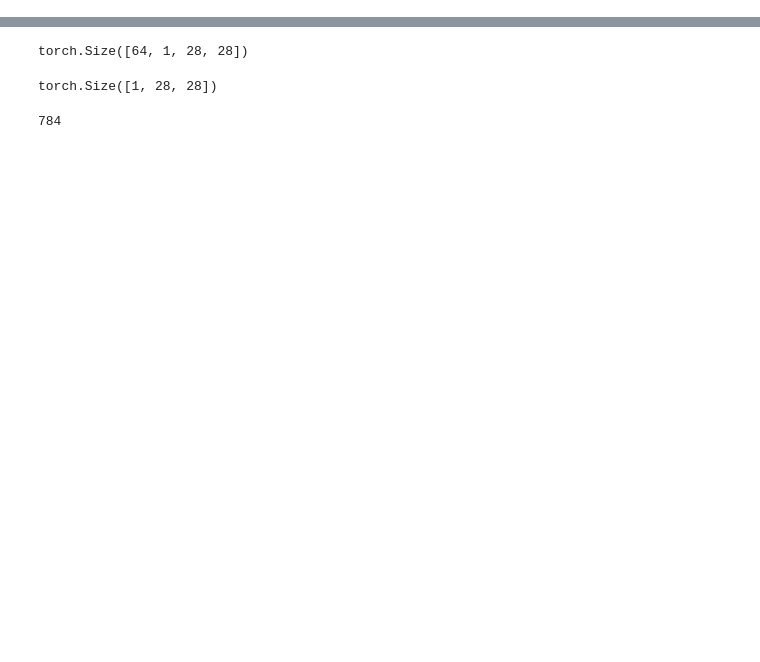
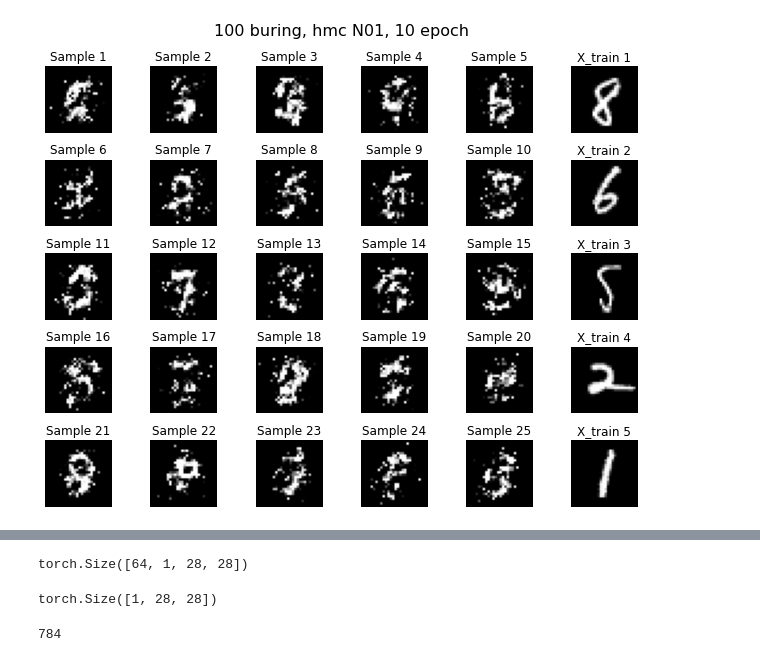
Before and after one commit to Huk-David/Ratio-Copula, a Jupyter notebook: Copula by Ratio Estimation/MNIST_exp/MNIST_exp.ipynb, the cells around one changed output, grey strips where cells are left out. Cells and saved outputs as stored; diff of their text form; code cells hidden in the pictures; blank space fills up the shorter version.

Commit message:
mnist vine igc working

```diff
--- a/Copula by Ratio Estimation/MNIST_exp/MNIST_exp.ipynb
+++ b/Copula by Ratio Estimation/MNIST_exp/MNIST_exp.ipynb
@@ -11,0 +14,99 @@ from pyhmc import hmc
+# %%
+'''
+samples_100burn_10epoch = np.load('GGCNN_HM100burnin_N01_10_0_10epoch_samples_mnist.npy')
+samples_100burn_unlim_epoch = np.load('GGCNN_HM100burnin_N01_10_0_samples_mnist.npy')
+samples_10000burn_10epoch = np.load('GGCNN_HM10000burnin_N01_10_0_10epoch_samples_mnist.npy')
+samples_10000burn_unlim_epoch = np.load('GGCNN_HM10000burnin_N01_10_0_samples_mnist.npy')
+'''
+samples_100burn_10epoch =       np.load('GGCNN_HM100burnin_N01_10_1_10epoch_samples_mnist.npy')
+samples_100burn_unlim_epoch =   np.load('GGCNN_HM100burnin_N01_10_2_10epoch_samples_mnist.npy')
+samples_10000burn_10epoch =     np.load('GGCNN_HM10000burnin_N01_10_1_10epoch_samples_mnist.npy')
+samples_10000burn_unlim_epoch = np.load('GGCNN_HM10000burnin_N01_10_2_10epoch_samples_mnist.npy')
+# %%
+import matplotlib.pyplot as plt
+import torch
+
+# Assuming reverse_transform, samples_100burn_19epoch, and X_train are already defined
+
+fig, axes = plt.subplots(5, 6, figsize=(9, 7))
+fig.suptitle("100 buring, hmc N01, 10 epoch", fontsize=16)
+
+for i in range(5):
+    for j in range(5):
+        # First 5 columns: samples_100burn_19epoch
+        axes[i, j].imshow(reverse_transform(torch.tensor(samples_100burn_10epoch[i * 5 + j])).reshape(28, 28), cmap='gray')
+        axes[i, j].axis('off')
+        axes[i, j].set_title(f'Sample {i * 5 + j + 1}')
+
+    # Last column: X_train images
+    axes[i, 5].imshow(reverse_transform(X_train[i]).reshape(28, 28), cmap='gray')
+    axes[i, 5].axis('off')
+    axes[i, 5].set_title(f'X_train {i + 1}')
+
+plt.tight_layout()
+plt.show()
+
+
+
+fig, axes = plt.subplots(5, 6, figsize=(9, 7))
+fig.suptitle("100 buring, hmc N01, unlim epoch", fontsize=16)
+
+for i in range(5):
+    for j in range(5):
+        # First 5 columns: samples_100burn_19epoch
+        axes[i, j].imshow(reverse_transform(torch.tensor(samples_100burn_unlim_epoch[i * 5 + j])).reshape(28, 28), cmap='gray')
+        axes[i, j].axis('off')
+        axes[i, j].set_title(f'Sample {i * 5 + j + 1}')
+
+    # Last column: X_train images
+    axes[i, 5].imshow(reverse_transform(X_train[(1+i)*2]).reshape(28, 28), cmap='gray')
+    axes[i, 5].axis('off')
+    axes[i, 5].set_title(f'X_train {i + 1}')
+
+plt.tight_layout()
+plt.show()
+
+import matplotlib.pyplot as plt
+import torch
+
+# Assuming reverse_transform, samples_100burn_19epoch, and X_train are already defined
+
+fig, axes = plt.subplots(5, 6, figsize=(9, 7))
+fig.suptitle("10K buring, hmc N01, 10 epoch", fontsize=16)
+
+for i in range(5):
+    for j in range(5):
+        # First 5 columns: samples_100burn_19epoch
+        axes[i, j].imshow(reverse_transform(torch.tensor(samples_10000burn_10epoch[i * 5 + j])).reshape(28, 28), cmap='gray')
+        axes[i, j].axis('off')
+        axes[i, j].set_title(f'Sample {i * 5 + j + 1}')
+
+    # Last column: X_train images
+    axes[i, 5].imshow(reverse_transform(X_train[(1+i)*3]).reshape(28, 28), cmap='gray')
+    axes[i, 5].axis('off')
+    axes[i, 5].set_title(f'X_train {i + 1}')
+
+plt.tight_layout()
+plt.show()
+
+
+
+fig, axes = plt.subplots(5, 6, figsize=(9, 7))
+fig.suptitle("10K buring, hmc N01, unlim epoch", fontsize=16)
+
+for i in range(5):
+    for j in range(5):
+        # First 5 columns: samples_100burn_19epoch
+        axes[i, j].imshow(reverse_transform(torch.tensor(samples_10000burn_unlim_epoch[i * 5 + j])).reshape(28, 28), cmap='gray')
+        axes[i, j].axis('off')
+        axes[i, j].set_title(f'Sample {i * 5 + j + 1}')
+
+    # Last column: X_train images
+    axes[i, 5].imshow(reverse_transform(X_train[(1+i)*4]).reshape(28, 28), cmap='gray')
+    axes[i, 5].axis('off')
+    axes[i, 5].set_title(f'X_train {i + 1}')
+
+plt.tight_layout()
+plt.show()
+# %% [output]
+[figure, added]
```
Also changed, not shown: parts of 17 cells of this notebook, 10 other files.
